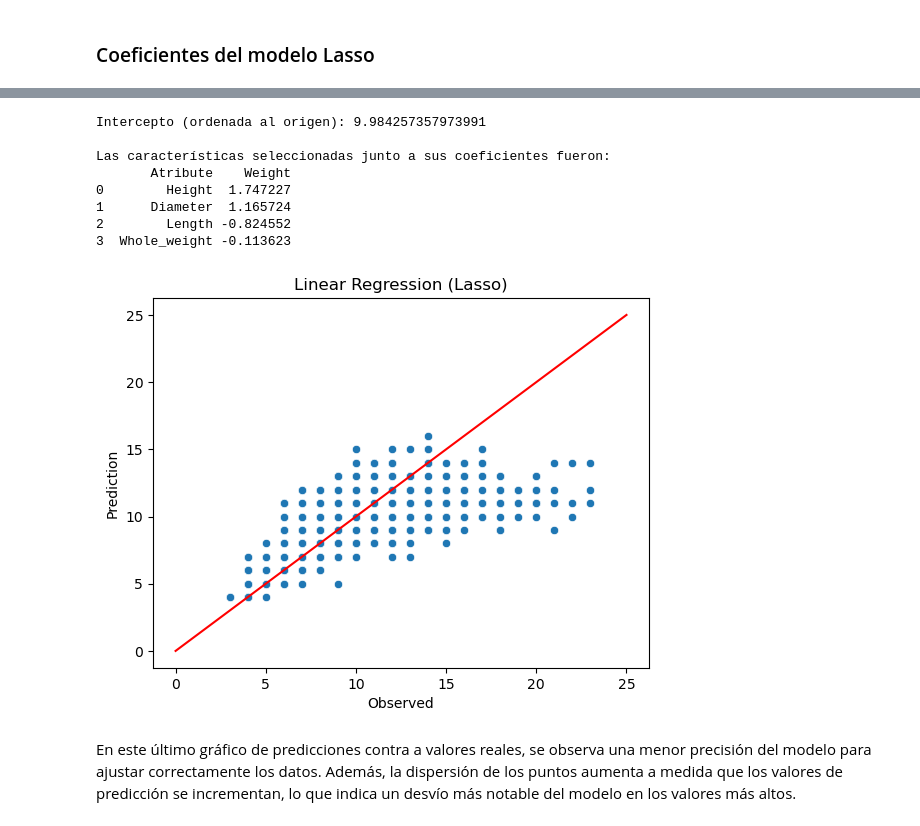
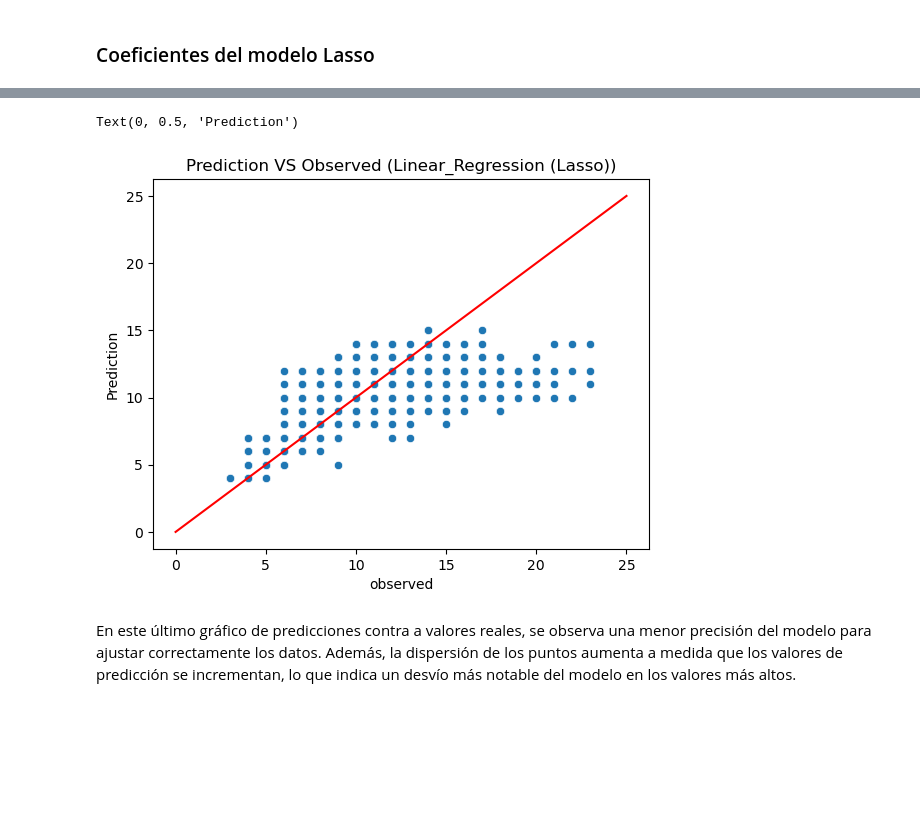
Before and after one commit to bautistaturri/EntregaIAA, a Jupyter notebook: Abalones_Entrega_Final.ipynb, the cells around one changed output, grey strips where cells are left out. Drawn from its saved outputs; the diff is of its cells as text; code cells hidden in the pictures; blank space fills up the shorter version.

```diff
--- a/Abalones_Entrega_Final.ipynb
+++ b/Abalones_Entrega_Final.ipynb
@@ -412,22 +412,30 @@ Para continuar con el trabajo se procedio a utilizar un modelo similar pero util
 # %% [markdown]
 Para el tercer modelo, se utilizó Linear_model.Lasso(), como en el caso anterior, pero esta vez considerando únicamente las características que preservan la vida del abalon. Estas variables incluyen 'Length', 'Diameter', 'Height' y 'Whole_weight'. Este enfoque permitirá comparar su desempeño con el modelo anterior que utiliza todas las características, incluidas las que requieren el sacrificio del animal.
 # %%
-X = df[['Length', 'Diameter', 'Height', 'Whole_weight']]
+X = df[['Length', 'Diameter', 'Height', 'Whole_weight','Sex']]
 y = df['Rings']
+
+columnas_continuas = ['Length', 'Diameter', 'Height', 'Whole_weight']
+columnas_categoricas = ['Sex']
 
 X_train, X_test, y_train, y_test = train_test_split(X, y, test_size=0.3, random_state=42)
 
-lrlive_lasso = Pipeline([
-    ('scaler', StandardScaler()),
-    ('lasso', linear_model.Lasso(alpha=0.01, max_iter=1000)),
-]).fit(X_train, y_train) #entrenamos el modelo
+
+preprocesador = ColumnTransformer([
+    ('scaler', StandardScaler(), columnas_continuas),
+    ('onehot', OneHotEncoder(drop='first'), columnas_categoricas)
+])
+
+lasso_pipeline = Pipeline([
+    ('preprocesador', preprocesador),
+    ('lasso', linear_model.Lasso(alpha=0.02, max_iter=1000))
+])
-# %%
-redondeo_vectorizado = np.vectorize(redondeo_primer_decimal)
-
-#realizamos predicciones
-lrlive_train_pred = lrlive_lasso.predict(X_train)
-lrlive_test_pred = lrlive_lasso.predict(X_test)
-
-lrlive_train_pred = redondeo_vectorizado(lrlive_train_pred)
-lrlive_test_pred = redondeo_vectorizado(lrlive_test_pred)
+# %%
+lasso_reg_optimo = lasso_pipeline.fit(X_train, y_train)
+
+lrlasso_train_pred = lasso_reg_optimo.predict(X_train)
+lrlasso_test_pred = lasso_reg_optimo.predict(X_test)
+
+lrlasso_train_pred_red = redondeo_vectorizado(lrlasso_train_pred)
+lrlasso_test_pred_red = redondeo_vectorizado(lrlasso_test_pred)
 # %%
@@ -471,26 +511,13 @@ features_selected = features_selected.reindex(features_selected.Weight.abs().sor
-# %%
-# Mostrar el intercepto y las características seleccionadas junto a sus coeficientes
-print(f"Intercepto (ordenada al origen): {intercept}\n")
-print("Las características seleccionadas junto a sus coeficientes fueron:")
-print(features_selected)
-
-# Visualización de la predicción frente a los valores observados
-sns.scatterplot(x=y_test, y=lrlive_test_pred)
-plt.plot([0, 25], [0, 25], color='red')
-plt.title('Linear Regression (Lasso)')
-plt.xlabel('Observed')
-plt.ylabel('Prediction')
-plt.show()
-# %% [output]
-Intercepto (ordenada al origen): 9.984257357973991
-
-Las características seleccionadas junto a sus coeficientes fueron:
-       Atribute    Weight
-0        Height  1.747227
-1      Diameter  1.165724
-2        Length -0.824552
-3  Whole_weight -0.113623
-[figure, removed]
+# %%
+sns.scatterplot(x=y_test, y=lrlasso_test_pred_red)
+
+plt.plot([0,25],[0,25], color='red')
+plt.title('Prediction VS Observed (Linear_Regression (Lasso))')
+plt.xlabel('observed')
+plt.ylabel('Prediction')
+# %% [output]
+Text(0, 0.5, 'Prediction')
+[figure, added]
 # %% [markdown]
 En este último gráfico de predicciones contra a valores reales, se observa una menor precisión del modelo para ajustar correctamente los datos. Además, la dispersión de los puntos aumenta a medida que los valores de predicción se incrementan, lo que indica un desvío más notable del modelo en los valores más altos.
 # %% [markdown]
```
Also changed, not shown: parts of 2 cells of this notebook.
